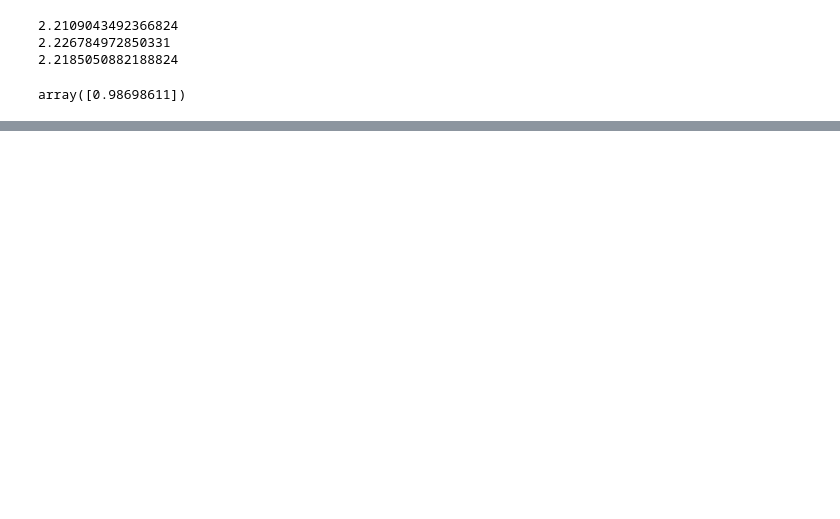
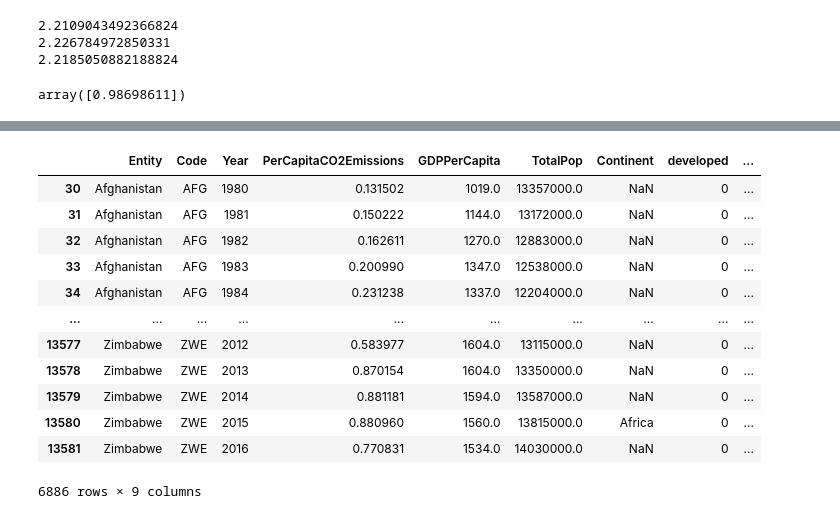
Before and after one commit to TommyAngelini/Data-Science-Projects, a Jupyter notebook: GDPVersusEmissions/GDPVersusEmissions.ipynb, the cells around one changed output, grey strips where cells are left out. Drawn from its saved outputs; the diff is of its cells as text; code cells hidden in the pictures; blank space fills up the shorter version.

```diff
--- a/GDPVersusEmissions/GDPVersusEmissions.ipynb
+++ b/GDPVersusEmissions/GDPVersusEmissions.ipynb
@@ -477,0 +487,17 @@ list(X_test.iloc[1,:])
+# %%
+newdf = newdf[newdf['PrimaryEnergyConsumpTWh'].notna()]
+newdf
+# %% [output]
+|  | Entity | Code | Year | PerCapitaCO2Emissions | GDPPerCapita | TotalPop | Continent | developed | ... |
+| 30 | Afghanistan | AFG | 1980 | 0.131502 | 1019.0 | 13357000.0 | NaN | 0 | ... |
+| 31 | Afghanistan | AFG | 1981 | 0.150222 | 1144.0 | 13172000.0 | NaN | 0 | ... |
+| 32 | Afghanistan | AFG | 1982 | 0.162611 | 1270.0 | 12883000.0 | NaN | 0 | ... |
+| 33 | Afghanistan | AFG | 1983 | 0.200990 | 1347.0 | 12538000.0 | NaN | 0 | ... |
+| 34 | Afghanistan | AFG | 1984 | 0.231238 | 1337.0 | 12204000.0 | NaN | 0 | ... |
+| ... | ... | ... | ... | ... | ... | ... | ... | ... | ... |
+| 13577 | Zimbabwe | ZWE | 2012 | 0.583977 | 1604.0 | 13115000.0 | NaN | 0 | ... |
+| 13578 | Zimbabwe | ZWE | 2013 | 0.870154 | 1604.0 | 13350000.0 | NaN | 0 | ... |
+| 13579 | Zimbabwe | ZWE | 2014 | 0.881181 | 1594.0 | 13587000.0 | NaN | 0 | ... |
+| 13580 | Zimbabwe | ZWE | 2015 | 0.880960 | 1560.0 | 13815000.0 | Africa | 0 | ... |
+| 13581 | Zimbabwe | ZWE | 2016 | 0.770831 | 1534.0 | 14030000.0 | NaN | 0 | ... |
+6886 rows × 9 columns
```
Also changed, not shown: parts of 14 cells of this notebook, 1 other file.
